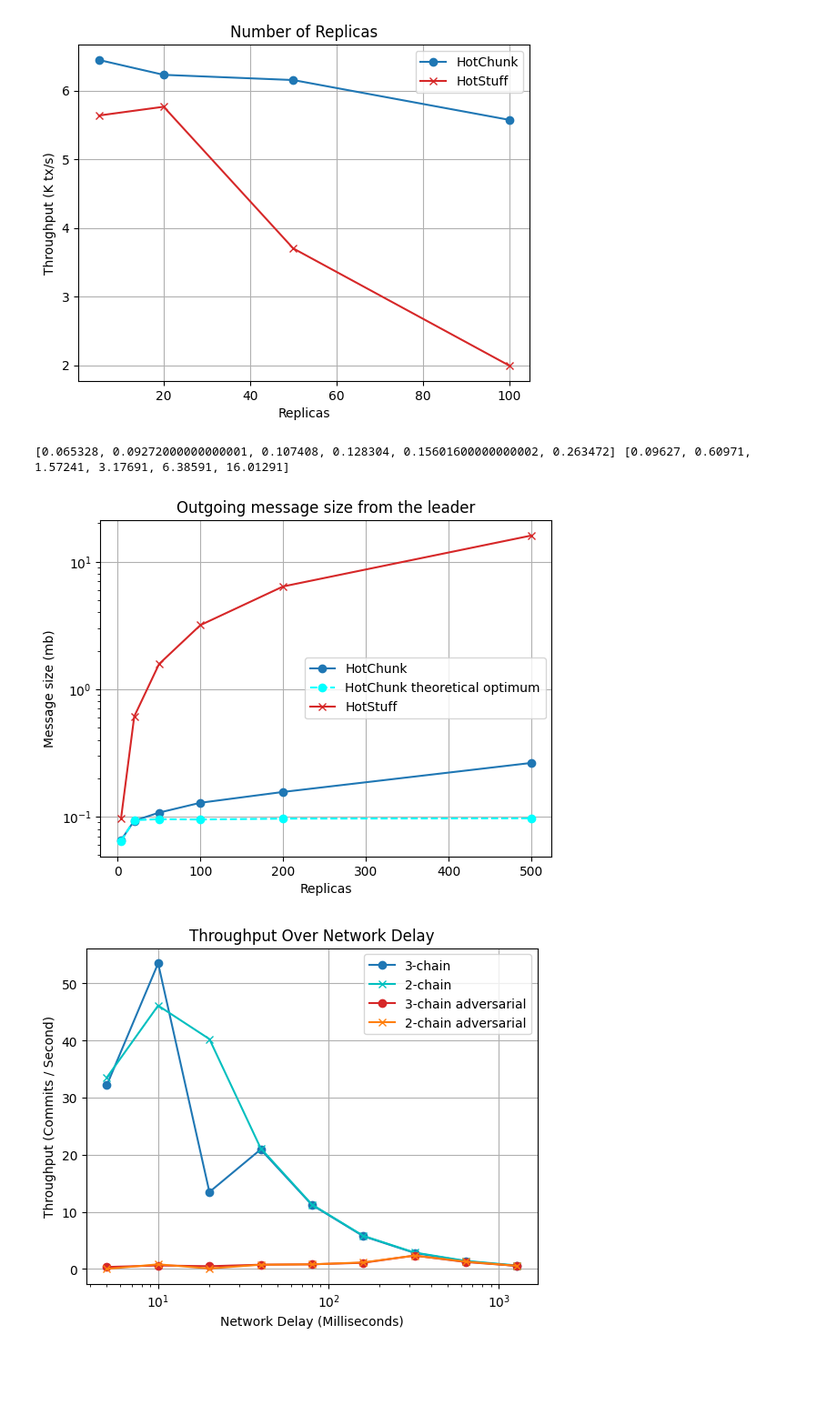
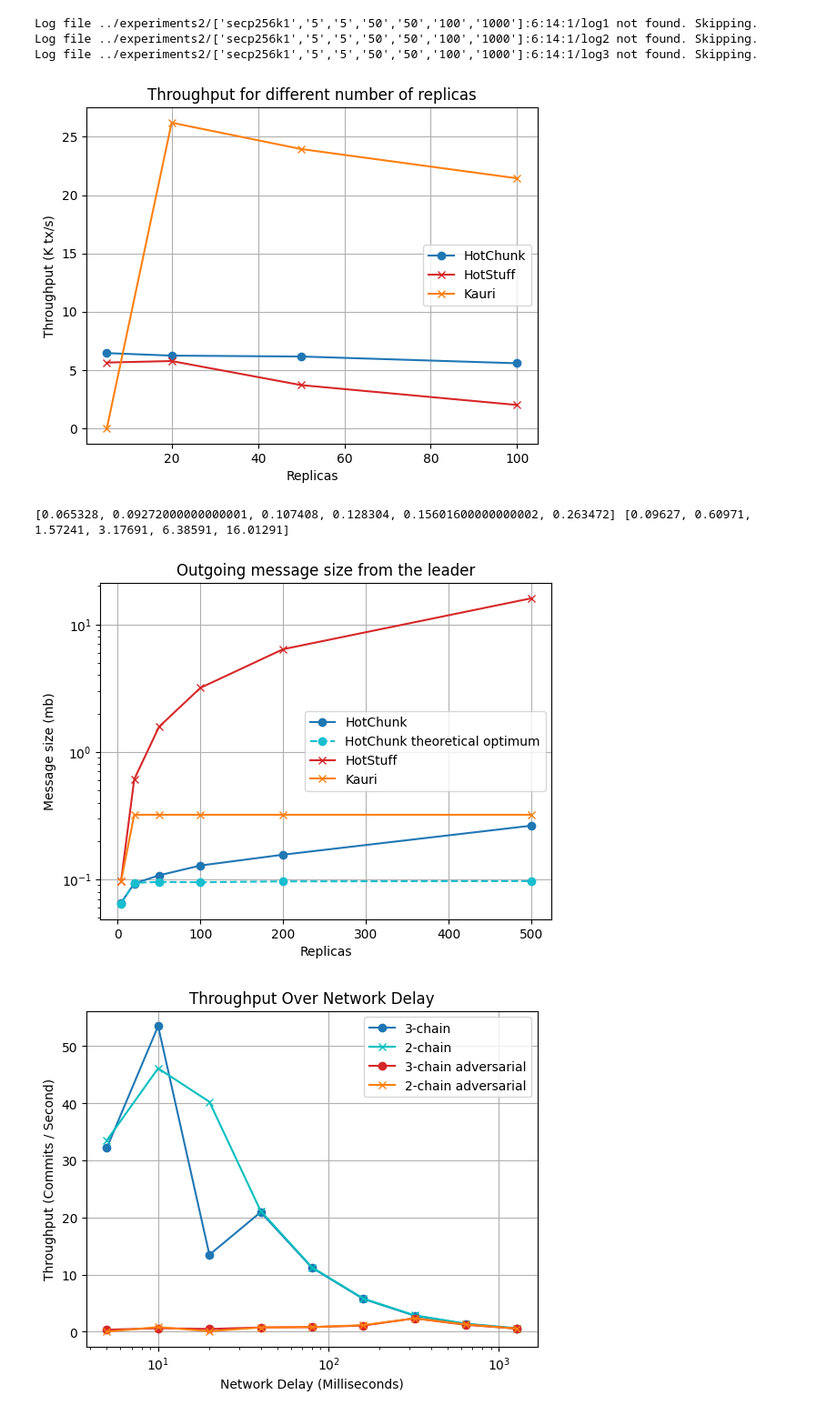
Before and after one commit to Fabr-ce/libhotchunk, a Jupyter notebook: scripts/Evaluation.ipynb, the cells around one changed output. Shown at 91% size. Saved outputs shown, nothing was run; the diff lists cells and outputs as text; code cells hidden in the pictures; blank space fills up the shorter version.

```diff
--- a/scripts/Evaluation.ipynb
+++ b/scripts/Evaluation.ipynb
@@ -103,22 +137,29 @@ plt.grid()
 # throughput over message size
 
 block_sizes = [100, 1000, 5000, 10000]
-branches = ["master", "hotstuff"]
+branches = ["master", "hotstuff", "kauri", "kauri-np"]
 
-throughput = {"master": [], "hotstuff": []}
+throughput = {"master": [], "hotstuff": [],  "kauri": [],  "kauri-np": []}
 
 for branch in branches:
     for block_size in block_sizes:
-        experiment_str = f"['{branch}','50','100','{block_size}','{5 * block_size}']:100:5"
+        if branch.startswith("kauri"):
+            pipeline = 5 if branch == "kauri" else 0
+            experiment_str = f"['secp256k1','10','{pipeline}','50','50','100','{block_size}']:11:89:5"
+        else:
+            experiment_str = f"['{branch}','50','100','{block_size}','{5 * block_size}']:100:5"
+
         avg_cps, avg_latency = getAverageStats(experiment_str)
         throughput[branch].append(avg_cps * block_size / 1000)
 
 plt.plot(block_sizes, throughput["master"], marker='o', linestyle='-', color='tab:blue', label='HotChunk')
 plt.plot(block_sizes, throughput["hotstuff"], marker='x', linestyle='-', color='tab:red', label='HotStuff')
+plt.plot(block_sizes, throughput["kauri"], marker='x', linestyle='-', color='tab:cyan', label='Kauri')
+plt.plot(block_sizes, throughput["kauri-np"], marker='x', linestyle='-', color='tab:purple', label='Kauri-np')
 
 plt.xlabel('Block size')
 plt.ylabel('Throughput (K tx/s)')
-plt.title('Impact of message size')
+plt.title('Impact of block size on throughput')
 #plt.yscale("log")
 
 plt.legend()
@@ -172,28 +256,43 @@ plt.show()
 # %%
 # throughput over nr.of replicas
 
-nr_replicas = [(5,1), (20, 5), (50, 3), (100, 5)]
+
+nr_replicas = [5, 20, 50, 100]
+hotstuff_config = [1, 5, 3, 5]
+kauri_config = [(5, 6, 14 ,1), (5, 6, 14, 3), (7, 8, 42, 3), (10, 11, 89, 5)]
+
 branches = ["master", "hotstuff"]
 
-throughput = {"master": [], "hotstuff": []}
+throughput = {"master": [], "hotstuff": [],  "kauri": [],  "kauri-np": []}
 
 for branch in branches:
-    for replica_count, virtual_machines in nr_replicas:
+    for i, replica_count in enumerate(nr_replicas):
+        virtual_machines = hotstuff_config[i]
         experiment_str = f"['{branch}','50','100','1000','5000']:{replica_count}:{virtual_machines}"
         avg_cps, avg_latency = getAverageStats(experiment_str)
         throughput[branch].append(avg_cps)
 
-plt.plot([n for (n, _) in nr_replicas], throughput["master"], marker='o', linestyle='-', color='tab:blue', label='HotChunk')
-plt.plot([n for (n, _) in nr_replicas], throughput["hotstuff"], marker='x', linestyle='-', color='tab:red', label='HotStuff')
+for i, replica_count in enumerate(nr_replicas):
+        pipe, internal, external, virtual_machines = kauri_config[i]
+        experiment_str = f"['secp256k1','{pipe}','5','50','50','100','1000']:{internal}:{external}:{virtual_machines}"
+        avg_cps, avg_latency = getAverageStats(experiment_str)
+        throughput["kauri"].append(avg_cps)
+
+plt.plot(nr_replicas, throughput["master"], marker='o', linestyle='-', color='tab:blue', label='HotChunk')
+plt.plot(nr_replicas, throughput["hotstuff"], marker='x', linestyle='-', color='tab:red', label='HotStuff')
+plt.plot(nr_replicas, throughput["kauri"], marker='x', linestyle='-', color='tab:orange', label='Kauri')
 
 plt.xlabel('Replicas')
 plt.ylabel('Throughput (K tx/s)')
-plt.title('Number of Replicas')
+plt.title('Throughput for different number of replicas')
 
 plt.legend()
 plt.grid()
 # %% [output]
+Log file ../experiments2/['secp256k1','5','5','50','50','100','1000']:6:14:1/log1 not found. Skipping.
+Log file ../experiments2/['secp256k1','5','5','50','50','100','1000']:6:14:1/log2 not found. Skipping.
+Log file ../experiments2/['secp256k1','5','5','50','50','100','1000']:6:14:1/log3 not found. Skipping.
-[figure, old version]
+[figure, new version]
 # %%
 # Proposal size per number of replicas
 
@@ -201,10 +300,15 @@ nr_replicas = [4, 20, 50, 100, 200, 500]
 
 hotStuffSize = 32090
 
-proposalSize = {"HotChunk": [10888, 2440, 1096, 648, 392, 264], "HotStuff": [], "HotChunkTheory": []}
+# kauri assumptions
+fanout = 10
+
+proposalSize = {"HotChunk": [10888, 2440, 1096, 648, 392, 264], "HotStuff": [], "Kauri": [], "HotChunkTheory": []}
 
 
 for i, replica in enumerate(nr_replicas):
+    proposalSize['Kauri'].append(min(fanout, replica-1) * hotStuffSize / 1000_000)
+
     proposalSize['HotStuff'].append((replica - 1) * hotStuffSize / 1000_000)
     proposalSize['HotChunk'][i] *= 2 * (replica - 1) / 1000_000
 
@@ -215,8 +319,9 @@ for i, replica in enumerate(nr_replicas):
 print(proposalSize["HotChunk"], proposalSize["HotStuff"])
 
 plt.plot(nr_replicas, proposalSize["HotChunk"], marker='o', linestyle='-', color='tab:blue', label='HotChunk')
-plt.plot(nr_replicas, proposalSize["HotChunkTheory"], marker='o', linestyle='--', color='cyan', label='HotChunk theoretical optimum')
+plt.plot(nr_replicas, proposalSize["HotChunkTheory"], marker='o', linestyle='--', color='tab:cyan', label='HotChunk theoretical optimum')
 plt.plot(nr_replicas, proposalSize["HotStuff"], marker='x', linestyle='-', color='tab:red', label='HotStuff')
+plt.plot(nr_replicas, proposalSize["Kauri"], marker='x', linestyle='-', color='tab:orange', label='Kauri')
 
 plt.xlabel('Replicas')
 plt.ylabel('Message size (mb)')
@@ -227,7 +332,7 @@ plt.legend()
 plt.grid()
 # %% [output]
 [0.065328, 0.09272000000000001, 0.107408, 0.128304, 0.15601600000000002, 0.263472] [0.09627, 0.60971, 1.57241, 3.17691, 6.38591, 16.01291]
-[figure, old version]
+[figure, new version]
 # %%
 # Throughput Over Network Delay
 
```
Also changed, not shown: parts of 4 cells of this notebook, 48 other files.
